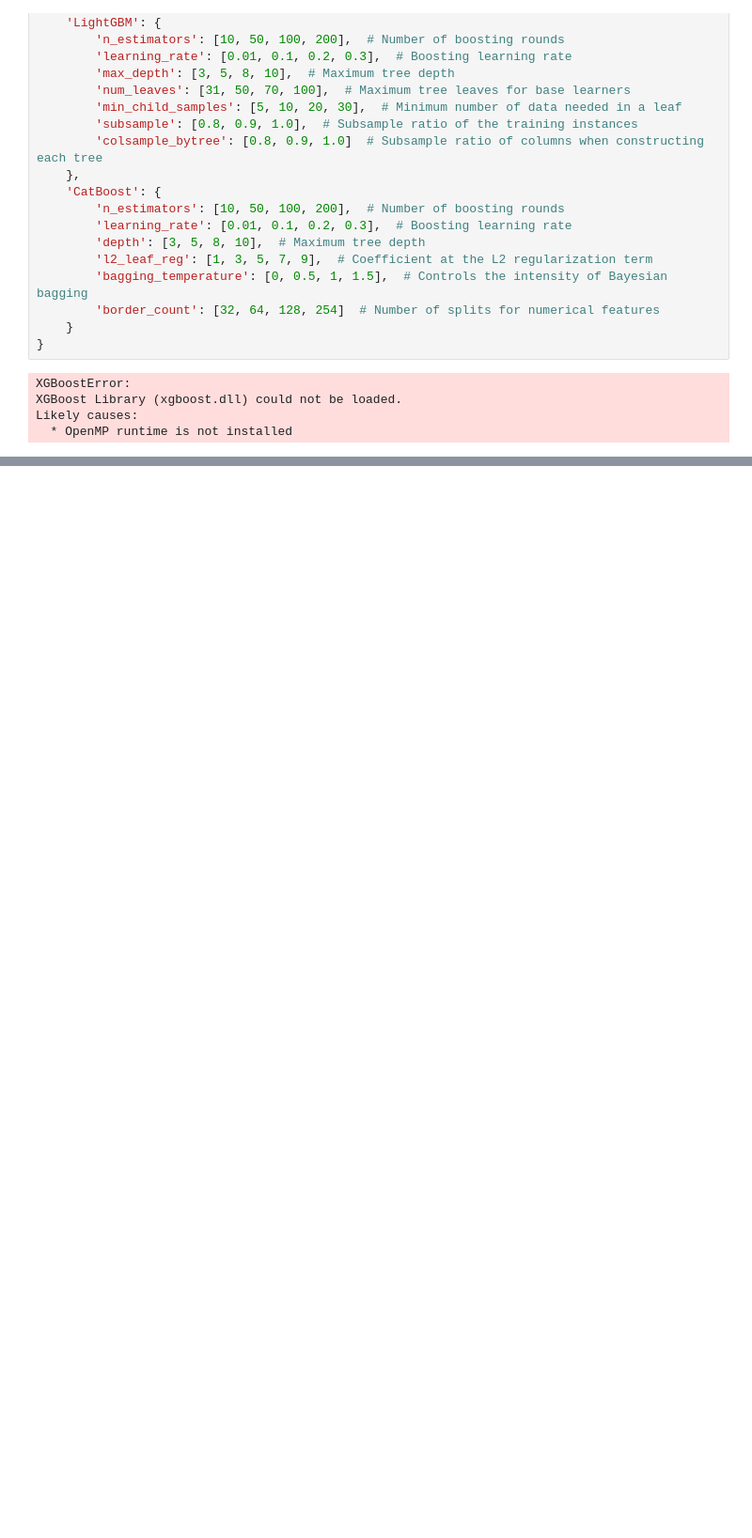
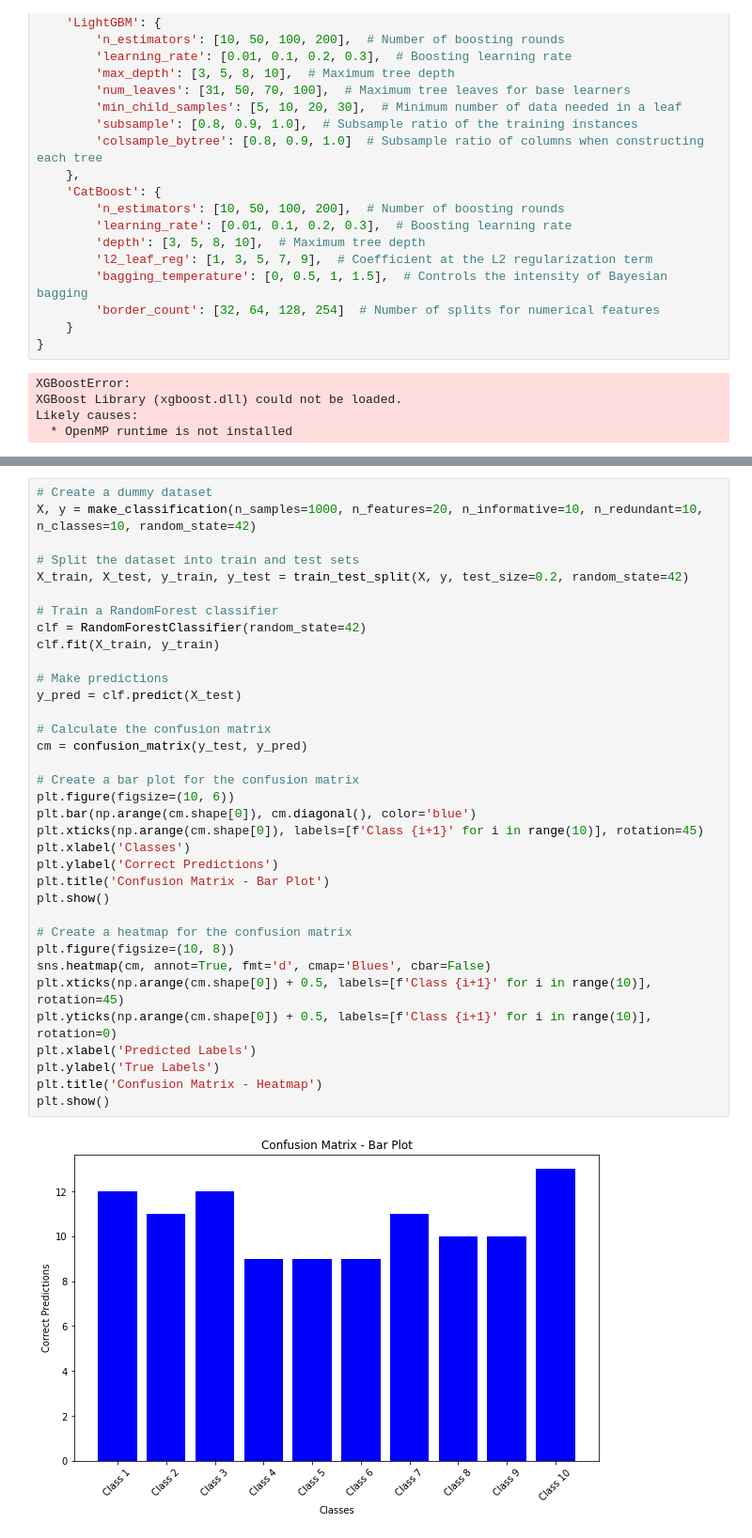
Before and after one commit to salman6049/Dynamic-Programming, a Jupyter notebook: GridSearch.ipynb, the cells around one changed output, grey strips where cells are left out. Shown at 94% size. Saved outputs shown, nothing was run; the diff lists cells and outputs as text; blank space fills up the shorter version.

```diff
--- a/GridSearch.ipynb
+++ b/GridSearch.ipynb
@@ -129,0 +168,37 @@ Likely causes:
+# %%
+# Create a dummy dataset
+X, y = make_classification(n_samples=1000, n_features=20, n_informative=10, n_redundant=10, n_classes=10, random_state=42)
+
+# Split the dataset into train and test sets
+X_train, X_test, y_train, y_test = train_test_split(X, y, test_size=0.2, random_state=42)
+
+# Train a RandomForest classifier
+clf = RandomForestClassifier(random_state=42)
+clf.fit(X_train, y_train)
+
+# Make predictions
+y_pred = clf.predict(X_test)
+
+# Calculate the confusion matrix
+cm = confusion_matrix(y_test, y_pred)
+
+# Create a bar plot for the confusion matrix
+plt.figure(figsize=(10, 6))
+plt.bar(np.arange(cm.shape[0]), cm.diagonal(), color='blue')
+plt.xticks(np.arange(cm.shape[0]), labels=[f'Class {i+1}' for i in range(10)], rotation=45)
+plt.xlabel('Classes')
+plt.ylabel('Correct Predictions')
+plt.title('Confusion Matrix - Bar Plot')
+plt.show()
+
+# Create a heatmap for the confusion matrix
+plt.figure(figsize=(10, 8))
+sns.heatmap(cm, annot=True, fmt='d', cmap='Blues', cbar=False)
+plt.xticks(np.arange(cm.shape[0]) + 0.5, labels=[f'Class {i+1}' for i in range(10)], rotation=45)
+plt.yticks(np.arange(cm.shape[0]) + 0.5, labels=[f'Class {i+1}' for i in range(10)], rotation=0)
+plt.xlabel('Predicted Labels')
+plt.ylabel('True Labels')
+plt.title('Confusion Matrix - Heatmap')
+plt.show()
+# %% [output]
+[figure, added]
```
Also changed, not shown: parts of 3 cells of this notebook.
